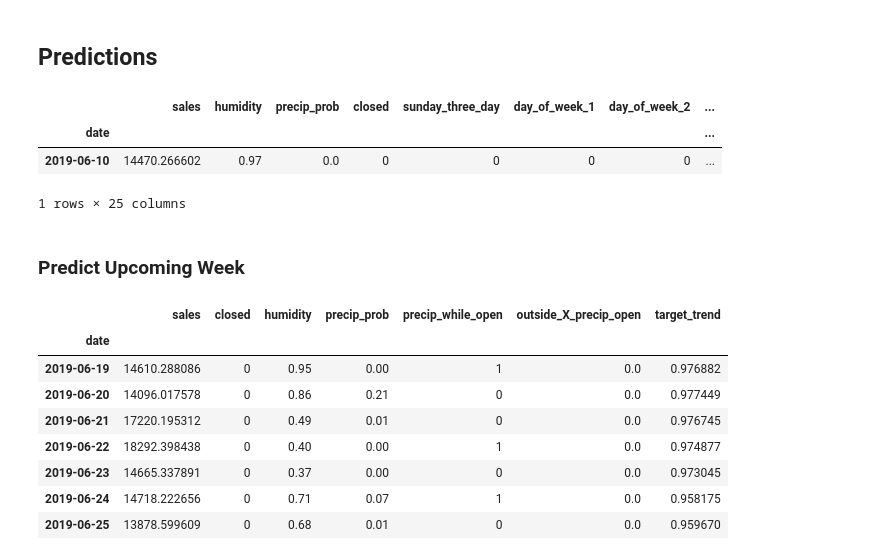
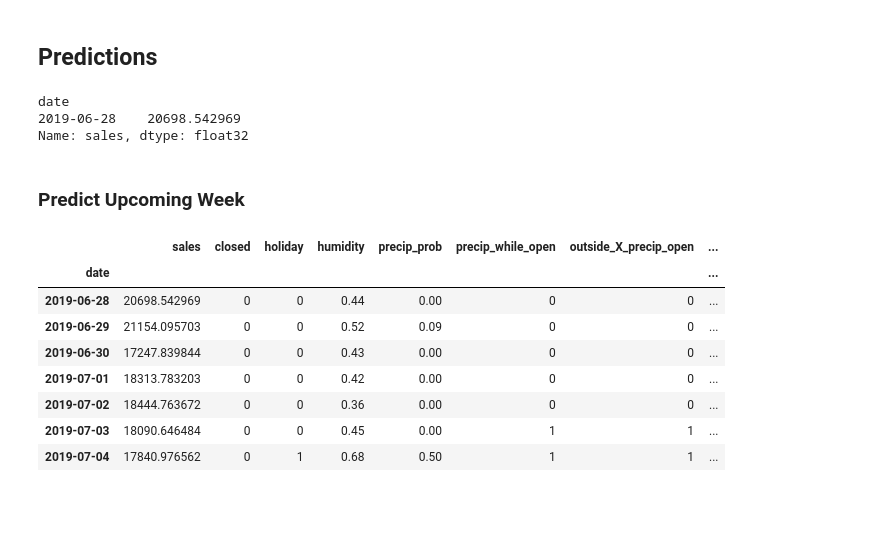
Before and after one commit to maks-p/restaurant_sales_forecasting, a Jupyter notebook: final_model.ipynb, the cells around one changed output. Cells and saved outputs as stored; diff of their text form; code cells hidden in the pictures; blank space fills up the shorter version.

```diff
--- a/final_model.ipynb
+++ b/final_model.ipynb
@@ -514,11 +614,11 @@ temp_hot_X_outside  -->  3823.18108748268
 ## Run XGB Regressor "Pipeline"
 # %%
 params = {
-          'learning_rate': [0.0175, 0.020],
+          'learning_rate': [0.015, 0.0175],
           'max_depth': [3, 4],
           'min_impurity_decrease': [0.0001, 0.00015],
-          'colsample_bytree': [0.90, 0.925],
-          'n_estimators': [300, 325],
+          'colsample_bytree': [0.925, 0.95],
+          'n_estimators': [325, 350],
           'min_child_weight': [2]
         }
 
@@ -571,5 +671,5 @@ def run_xgb(current_file, weather_csv_file, pre_pipe, post_pipe, params):
 
     return pred_df, y_test, best_grid_rgr, X_train
 
-pred_df, y_test, best_grid_rgr, X_train = run_xgb(current_file, weather_csv_file, pre_pipe, post_pipe, params)
+pred_df, y_test, best_grid_rgr, X_train = run_xgb(sales_data, weather_csv_file, pre_pipe, post_pipe, params)
 # %% [output]
@@ -607,7 +707,7 @@ Cross Val Avg R-Squared:  0.7582256599552657
 # %% [markdown]
 ## Evaluation - Actual Sales vs. Predicted
 # %%
-obj = importMerge(current_file, weather_csv_file)
+obj = importMerge(sales_data, weather_csv_file)
 data = obj.import_clean_merge()
 
 data = data.rename(columns={'sales': 'true_sales'})
@@ -658,20 +808,22 @@ Mean Absolute Error Percentage: 6.60%
 # %% [markdown]
 ## Predictions
 # %%
-outside = 0
+outside = 1
+closed = 0
 
-def predict_one(rgr, X_train, y_test, end_date):
+def predict_one(rgr, X, y, end_date):
 
     date_1 = pd.to_datetime(end_date) + pd.DateOffset(-days_fwd)
     date_2 = end_date
 
     # Pull Weather Data / Forecast
-    weather_df = rest_weather.weather_df(date_1, date_2)
+    weather_df = weather_call.weather_df(date_1, date_2)
     weather_df['outside'] = outside
+    weather_df['closed'] = closed
     weather_df['covers'] = 1
 
     # Add Sales Data for Sales Trend Engineering
-    df = pd.merge(weather_df, y_test, on='date', how='left')
+    df = pd.merge(weather_df, y, on='date', how='left')
 
     # Add Feature Engineering
     df = post_pipe.transform(df)
@@ -680,12 +832,12 @@ def predict_one(rgr, X_train, y_test, end_date):
     df = df.drop([target], axis=1)
 
     # Ensure Column Parity
-    missing_cols = set(X_train.columns) - set(df.columns)
+    missing_cols = set(X.columns) - set(df.columns)
 
     for c in missing_cols:
         df[c] = 0
 
-    df = df[X_train.columns][-1:]
+    df = df[X.columns][-1:]
 
     # Predict and Build Prediction DataFrame for Review
     pred_array = pd.DataFrame(rgr.predict(df), index=df.index, columns=[target])
@@ -693,46 +845,48 @@ def predict_one(rgr, X_train, y_test, end_date):
 
     return pred_df
 # %%
-predict_date = '2019-06-10'
+predict_date = '2019-06-28'
 
-tonight = predict_one(best_grid_rgr, X_train, y_test, predict_date)
-tonight
+tonight = predict_one(final_rgr, X, y, predict_date)
+tonight['sales'].T
 # %% [output]
-|  | sales | humidity | precip_prob | closed | sunday_three_day | day_of_week_1 | day_of_week_2 | ... |
-| date |  |  |  |  |  |  |  | ... |
-| 2019-06-10 | 14470.266602 | 0.97 | 0.0 | 0 | 0 | 0 | 0 | ... |
-1 rows × 25 columns
+date
+2019-06-28    20698.542969
+Name: sales, dtype: float32
 # %% [markdown]
 ### Predict Upcoming Week
 # %%
-def predict_multiple(rgr, df, start_date, end_date):
+def predict_multiple(rgr, X, y, start_date, end_date):
 
     list_of_days = []
     daterange = pd.date_range(start_date, end_date)
     for single_date in daterange:
         list_of_days.append(single_date.strftime("%Y-%m-%d"))
 
-    temp_df = df
+    temp_y = y
+    temp_df = pd.concat([X, y], axis=1)
 
     for day in list_of_days:
 
-        temp_df = pd.concat([temp_df, predict_one(rgr, temp_df, day)], axis=0)
+        new_prediction = predict_one(rgr, X, temp_y, day)
+        temp_df = pd.concat([temp_df, new_prediction])
+        temp_y = pd.concat([temp_y, new_prediction[target]])
 
     return temp_df
 
-upcoming_df = predict_multiple(xgb_rgr_finalized, dfx, '2019-06-10', '2019-06-17')
+upcoming_df = predict_multiple(final_rgr, X, y, '2019-06-28', '2019-07-04')
 # %%
-upcoming_df[-7:][[target, 'closed', 'humidity', 'precip_prob', 'precip_while_open', 'outside_X_precip_open', 'target_trend']]
+upcoming_df[-7:][[target, 'closed', 'holiday', 'humidity', 'precip_prob', 'precip_while_open', 'outside_X_precip_open', 'target_trend']]
 # %% [output]
-|  | sales | closed | humidity | precip_prob | precip_while_open | outside_X_precip_open | target_trend |
-| date |  |  |  |  |  |  |  |
-| 2019-06-19 | 14610.288086 | 0 | 0.95 | 0.00 | 1 | 0.0 | 0.976882 |
-| 2019-06-20 | 14096.017578 | 0 | 0.86 | 0.21 | 0 | 0.0 | 0.977449 |
-| 2019-06-21 | 17220.195312 | 0 | 0.49 | 0.01 | 0 | 0.0 | 0.976745 |
-| 2019-06-22 | 18292.398438 | 0 | 0.40 | 0.00 | 1 | 0.0 | 0.974877 |
-| 2019-06-23 | 14665.337891 | 0 | 0.37 | 0.00 | 0 | 0.0 | 0.973045 |
-| 2019-06-24 | 14718.222656 | 0 | 0.71 | 0.07 | 1 | 0.0 | 0.958175 |
-| 2019-06-25 | 13878.599609 | 0 | 0.68 | 0.01 | 0 | 0.0 | 0.959670 |
+|  | sales | closed | holiday | humidity | precip_prob | precip_while_open | outside_X_precip_open | ... |
+| date |  |  |  |  |  |  |  | ... |
+| 2019-06-28 | 20698.542969 | 0 | 0 | 0.44 | 0.00 | 0 | 0 | ... |
+| 2019-06-29 | 21154.095703 | 0 | 0 | 0.52 | 0.09 | 0 | 0 | ... |
+| 2019-06-30 | 17247.839844 | 0 | 0 | 0.43 | 0.00 | 0 | 0 | ... |
+| 2019-07-01 | 18313.783203 | 0 | 0 | 0.42 | 0.00 | 0 | 0 | ... |
+| 2019-07-02 | 18444.763672 | 0 | 0 | 0.36 | 0.00 | 0 | 0 | ... |
+| 2019-07-03 | 18090.646484 | 0 | 0 | 0.45 | 0.00 | 1 | 1 | ... |
+| 2019-07-04 | 17840.976562 | 0 | 1 | 0.68 | 0.50 | 1 | 1 | ... |
 # %%
 np.sum(upcoming_df[-7:][target])
 # %% [output]
```
Also changed, not shown: parts of 29 cells of this notebook, 1 other file.
